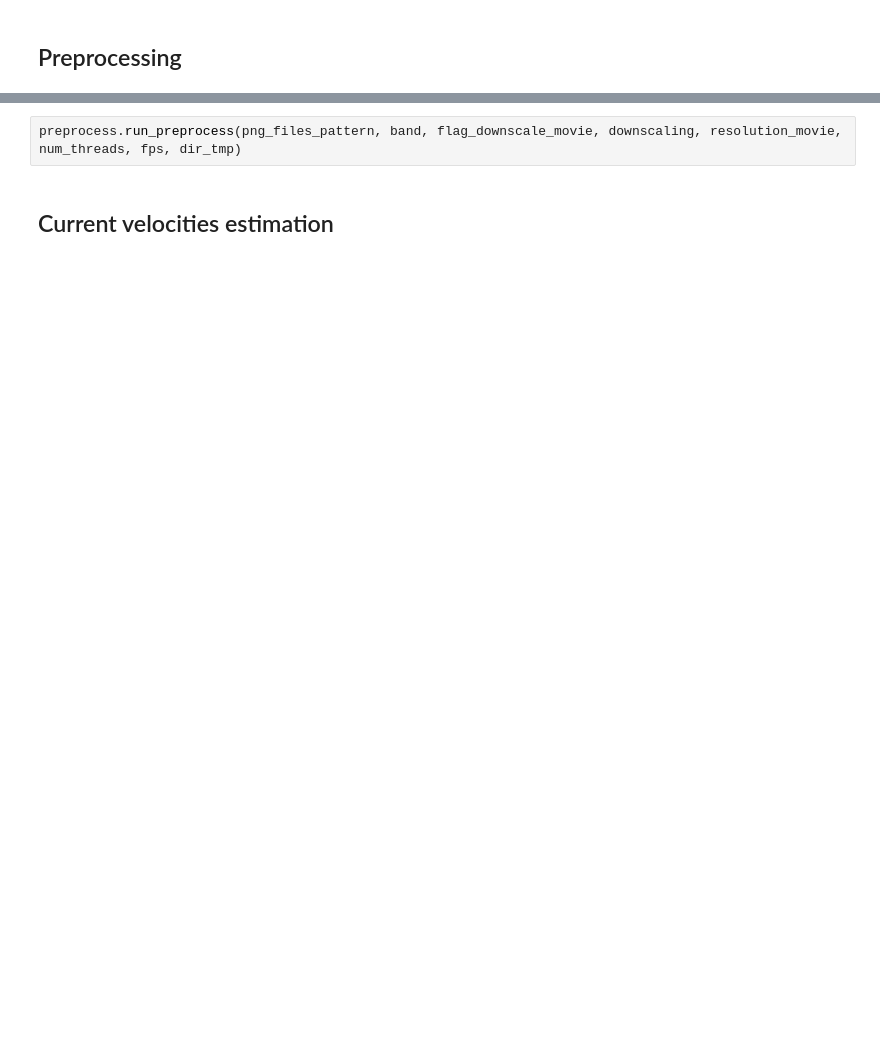
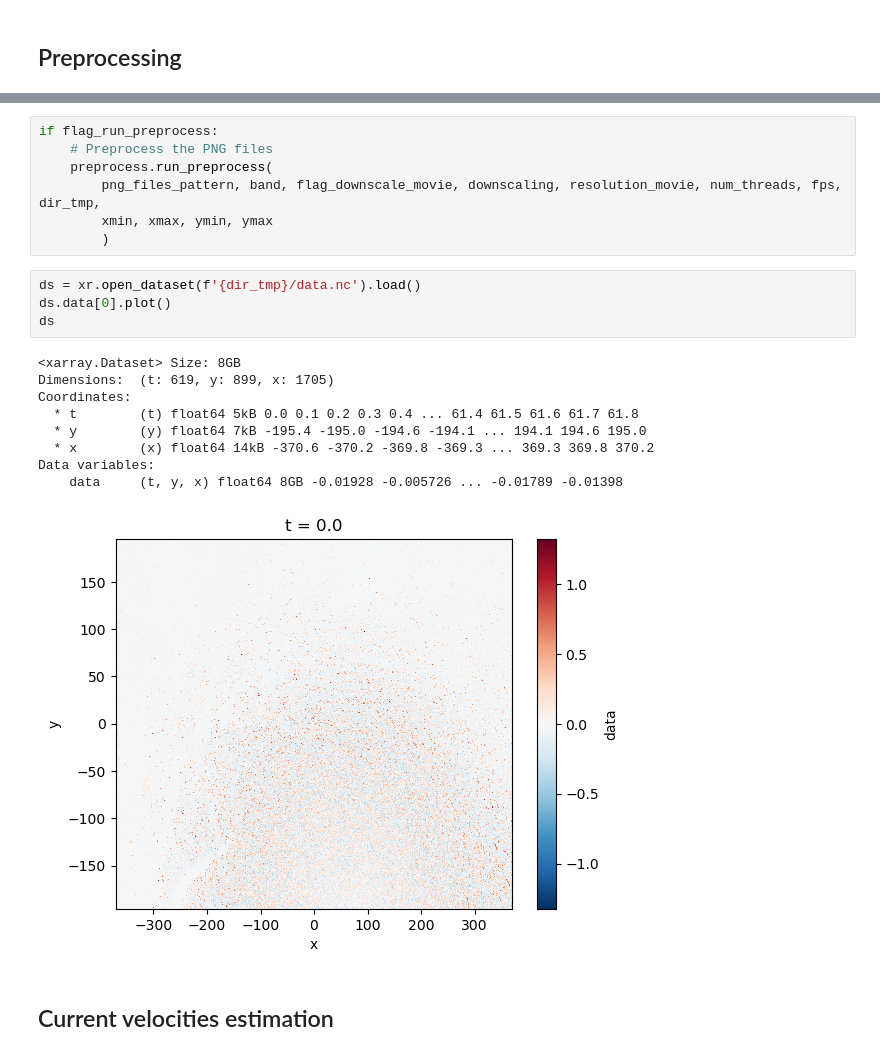
Before and after one commit to leguillf/MP4toCurrents, a Jupyter notebook: main.ipynb, the cells around one changed output, grey strips where cells are left out. Drawn from its saved outputs; the diff is of its cells as text; blank space fills up the shorter version.

```diff
--- a/main.ipynb
+++ b/main.ipynb
@@ -50,5 +79,24 @@ preprocess.MP4toPNG(input_file, png_files_pattern, fps)
 # %%
-preprocess.run_preprocess(png_files_pattern, band, flag_downscale_movie, downscaling, resolution_movie, num_threads, fps, dir_tmp)
+if flag_run_preprocess:
+    # Preprocess the PNG files
+    preprocess.run_preprocess(
+        png_files_pattern, band, flag_downscale_movie, downscaling, resolution_movie, num_threads, fps, dir_tmp,
+        xmin, xmax, ymin, ymax
+        )
+# %%
+ds = xr.open_dataset(f'{dir_tmp}/data.nc').load()
+ds.data[0].plot()
+ds
+# %% [output]
+<xarray.Dataset> Size: 8GB
+Dimensions:  (t: 619, y: 899, x: 1705)
+Coordinates:
+  * t        (t) float64 5kB 0.0 0.1 0.2 0.3 0.4 ... 61.4 61.5 61.6 61.7 61.8
+  * y        (y) float64 7kB -195.4 -195.0 -194.6 -194.1 ... 194.1 194.6 195.0
+  * x        (x) float64 14kB -370.6 -370.2 -369.8 -369.3 ... 369.3 369.8 370.2
+Data variables:
+    data     (t, y, x) float64 8GB -0.01928 -0.005726 ... -0.01789 -0.01398
+[figure, added]
 # %% [markdown]
 ## Current velocities estimation
 # %%
```
Also changed, not shown: parts of 12 cells of this notebook, 5 other files.
